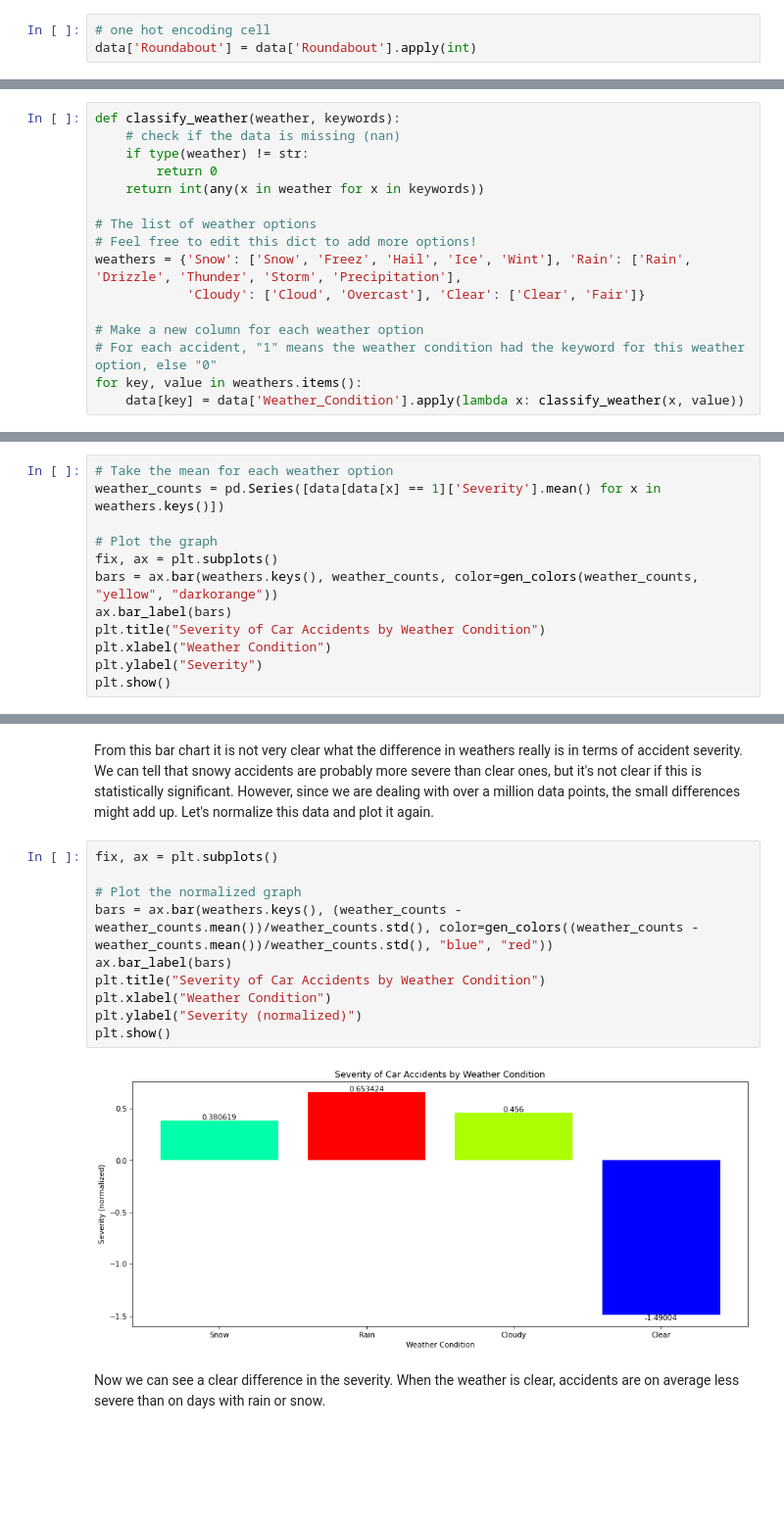
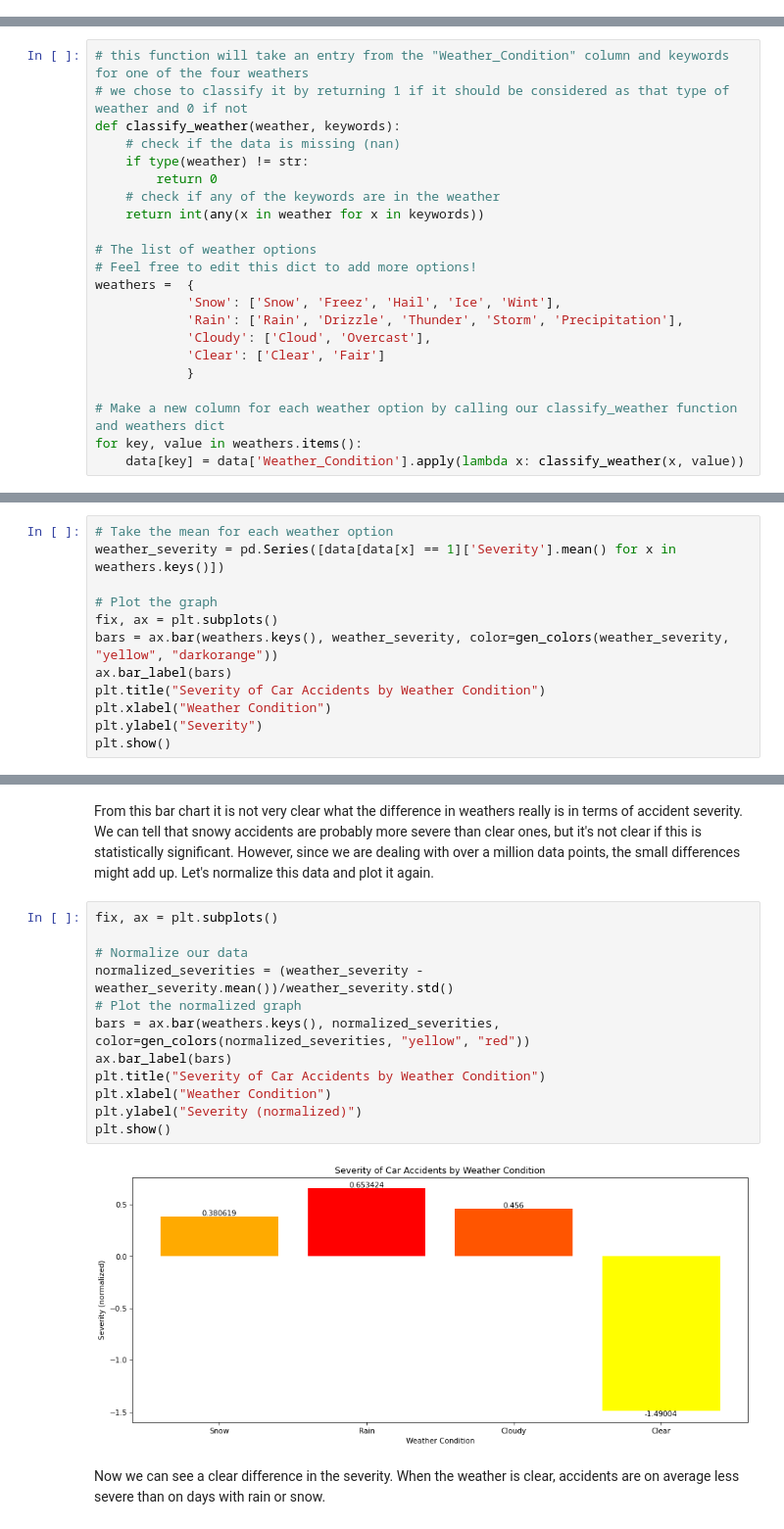
Before and after one commit to kashishpt/CMSC320FinalProject, a Jupyter notebook: main.ipynb, the cells around one changed output, grey strips where cells are left out. Shown at 98% size. Saved outputs shown, nothing was run; the diff lists cells and outputs as text; blank space fills up the shorter version.

```diff
--- a/main.ipynb
+++ b/main.ipynb
@@ -129,6 +114,3 @@ data = data.drop(to_remove, axis=1, errors='ignore')
-# %%
-# one hot encoding cell
-data['Roundabout'] = data['Roundabout'].apply(int)
 # %% [markdown]
 # Data Exploration
 Now we are ready to analyze our data. From the list of columns, it seems good to analyze the number of accidents as well as the severity of accidents as dependent variables on every other column.
@@ -265,28 +273,34 @@ If we take a closer look at the weather conditions, some of them are very simila
 # %%
+# this function will take an entry from the "Weather_Condition" column and keywords for one of the four weathers
+# we chose to classify it by returning 1 if it should be considered as that type of weather and 0 if not
 def classify_weather(weather, keywords):
     # check if the data is missing (nan)
     if type(weather) != str:
         return 0
+    # check if any of the keywords are in the weather
     return int(any(x in weather for x in keywords))
 
 # The list of weather options
 # Feel free to edit this dict to add more options!
-weathers = {'Snow': ['Snow', 'Freez', 'Hail', 'Ice', 'Wint'], 'Rain': ['Rain', 'Drizzle', 'Thunder', 'Storm', 'Precipitation'],
-            'Cloudy': ['Cloud', 'Overcast'], 'Clear': ['Clear', 'Fair']}
+weathers =  {
+            'Snow': ['Snow', 'Freez', 'Hail', 'Ice', 'Wint'],
+            'Rain': ['Rain', 'Drizzle', 'Thunder', 'Storm', 'Precipitation'],
+            'Cloudy': ['Cloud', 'Overcast'],
+            'Clear': ['Clear', 'Fair']
+            }
 
-# Make a new column for each weather option
-# For each accident, "1" means the weather condition had the keyword for this weather option, else "0"
+# Make a new column for each weather option by calling our classify_weather function and weathers dict
 for key, value in weathers.items():
     data[key] = data['Weather_Condition'].apply(lambda x: classify_weather(x, value))
 # %% [markdown]
 Now we compare the severity of accidents based on the selected weather conditions.
 # %%
 # Take the mean for each weather option
-weather_counts = pd.Series([data[data[x] == 1]['Severity'].mean() for x in weathers.keys()])
+weather_severity = pd.Series([data[data[x] == 1]['Severity'].mean() for x in weathers.keys()])
 
 # Plot the graph
 fix, ax = plt.subplots()
-bars = ax.bar(weathers.keys(), weather_counts, color=gen_colors(weather_counts, "yellow", "darkorange"))
+bars = ax.bar(weathers.keys(), weather_severity, color=gen_colors(weather_severity, "yellow", "darkorange"))
 ax.bar_label(bars)
 plt.title("Severity of Car Accidents by Weather Condition")
 plt.xlabel("Weather Condition")
@@ -299,14 +313,16 @@ From this bar chart it is not very clear what the difference in weathers really
 # %%
 fix, ax = plt.subplots()
 
+# Normalize our data
+normalized_severities = (weather_severity - weather_severity.mean())/weather_severity.std()
 # Plot the normalized graph
-bars = ax.bar(weathers.keys(), (weather_counts - weather_counts.mean())/weather_counts.std(), color=gen_colors((weather_counts - weather_counts.mean())/weather_counts.std(), "blue", "red"))
+bars = ax.bar(weathers.keys(), normalized_severities, color=gen_colors(normalized_severities, "yellow", "red"))
 ax.bar_label(bars)
 plt.title("Severity of Car Accidents by Weather Condition")
 plt.xlabel("Weather Condition")
 plt.ylabel("Severity (normalized)")
 plt.show()
 # %% [output]
-[figure, old version]
+[figure, new version]
 # %% [markdown]
 Now we can see a clear difference in the severity. When the weather is clear, accidents are on average less severe than on days with rain or snow.
```
Also changed, not shown: parts of 20 cells of this notebook, 8 other files.
